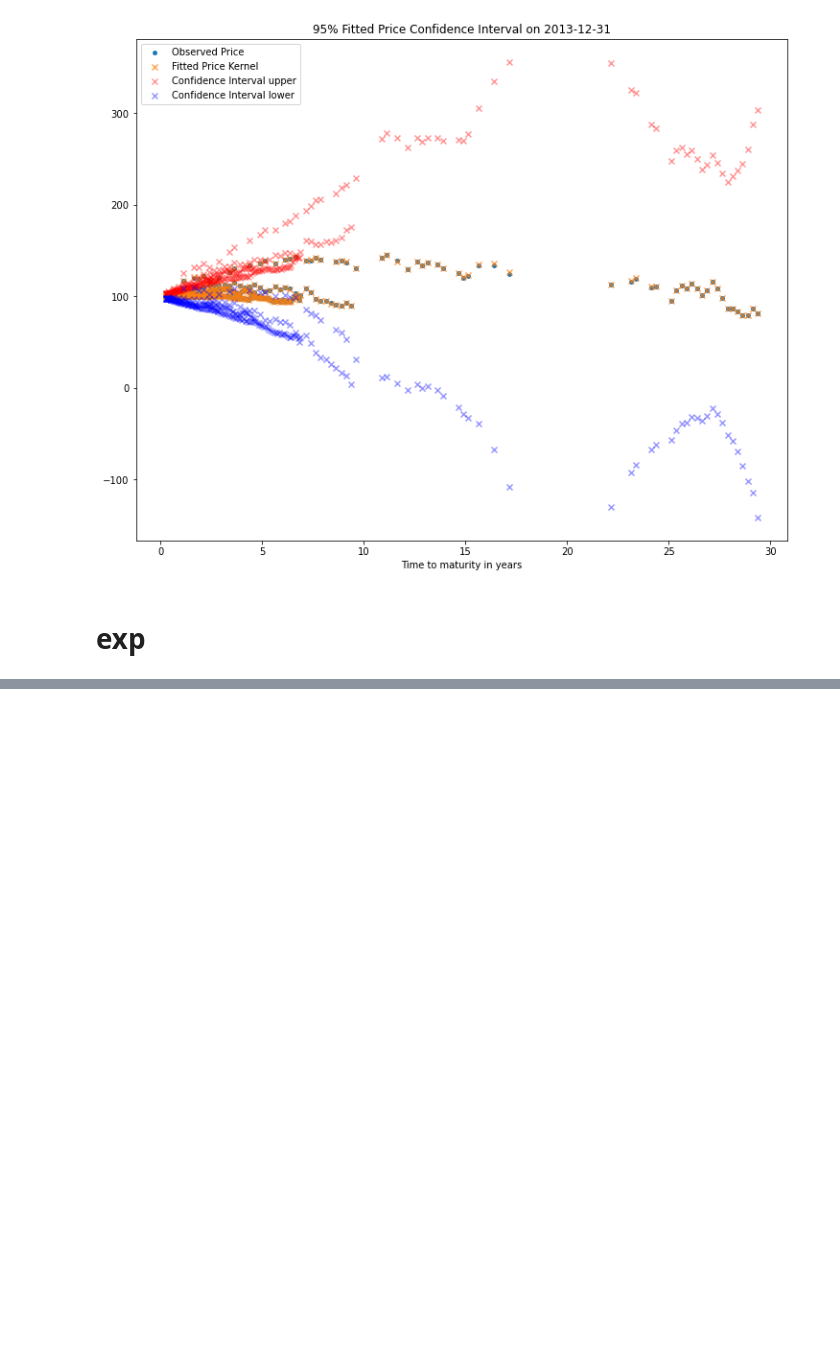
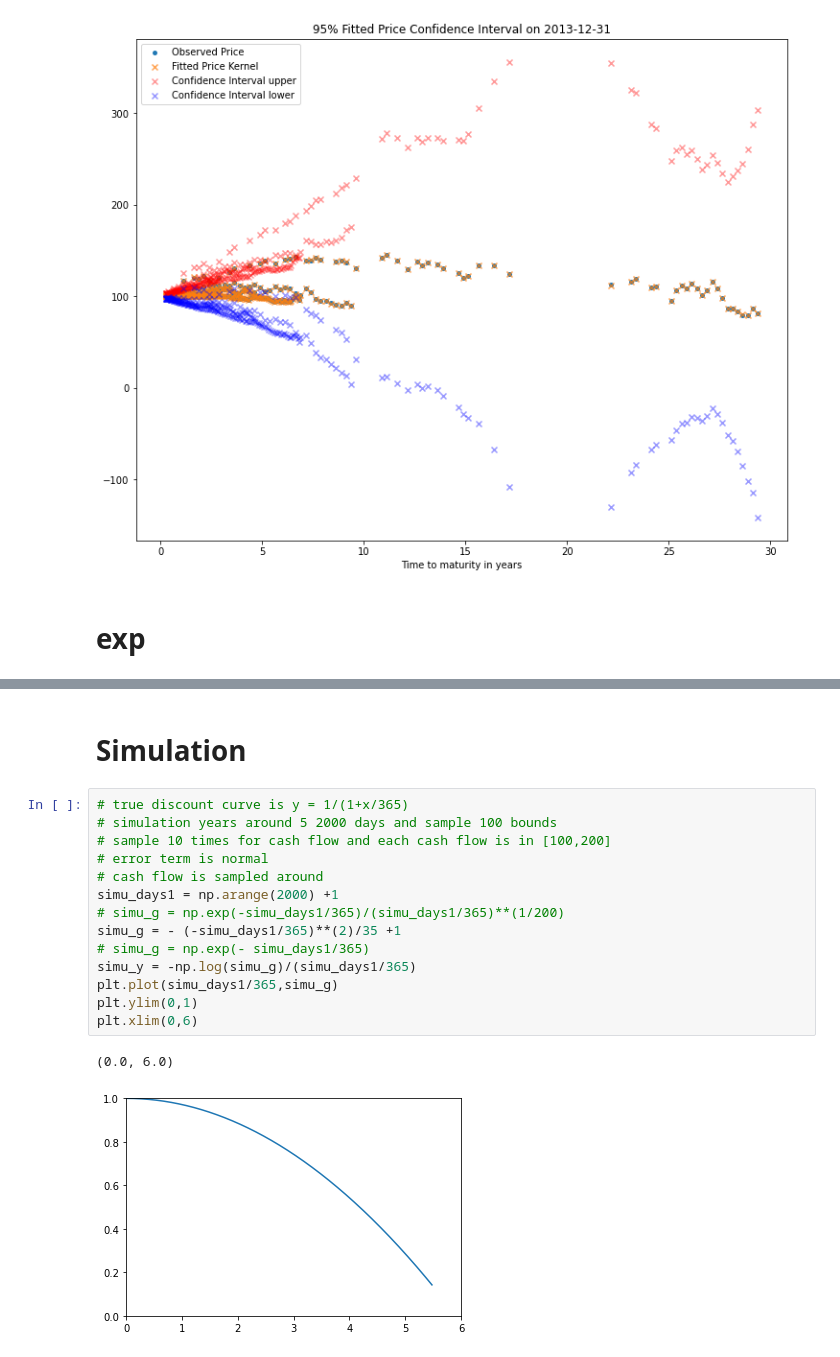
Before and after one commit to Lindi1907/Robust-Machine-Learning-for-Yield-Curve-Estimation, a Jupyter notebook: code&data/KR_example.ipynb, the cells around one changed output, grey strips where cells are left out. Drawn from its saved outputs; the diff is of its cells as text; blank space fills up the shorter version.

Commit message:
simulation

```diff
--- a/code&data/KR_example.ipynb
+++ b/code&data/KR_example.ipynb
@@ -772,0 +1012,19 @@ ax_1.set_xlabel('Time to maturity in years');
+# %% [markdown]
+# Simulation
+# %%
+# true discount curve is y = 1/(1+x/365)
+# simulation years around 5 2000 days and sample 100 bounds
+# sample 10 times for cash flow and each cash flow is in [100,200]
+# error term is normal
+# cash flow is sampled around
+simu_days1 = np.arange(2000) +1
+# simu_g = np.exp(-simu_days1/365)/(simu_days1/365)**(1/200)
+simu_g = - (-simu_days1/365)**(2)/35 +1
+# simu_g = np.exp(- simu_days1/365)
+simu_y = -np.log(simu_g)/(simu_days1/365)
+plt.plot(simu_days1/365,simu_g)
+plt.ylim(0,1)
+plt.xlim(0,6)
+# %% [output]
+(0.0, 6.0)
+[figure, added]
```
Also changed, not shown: parts of 37 cells of this notebook, 8 other files.
